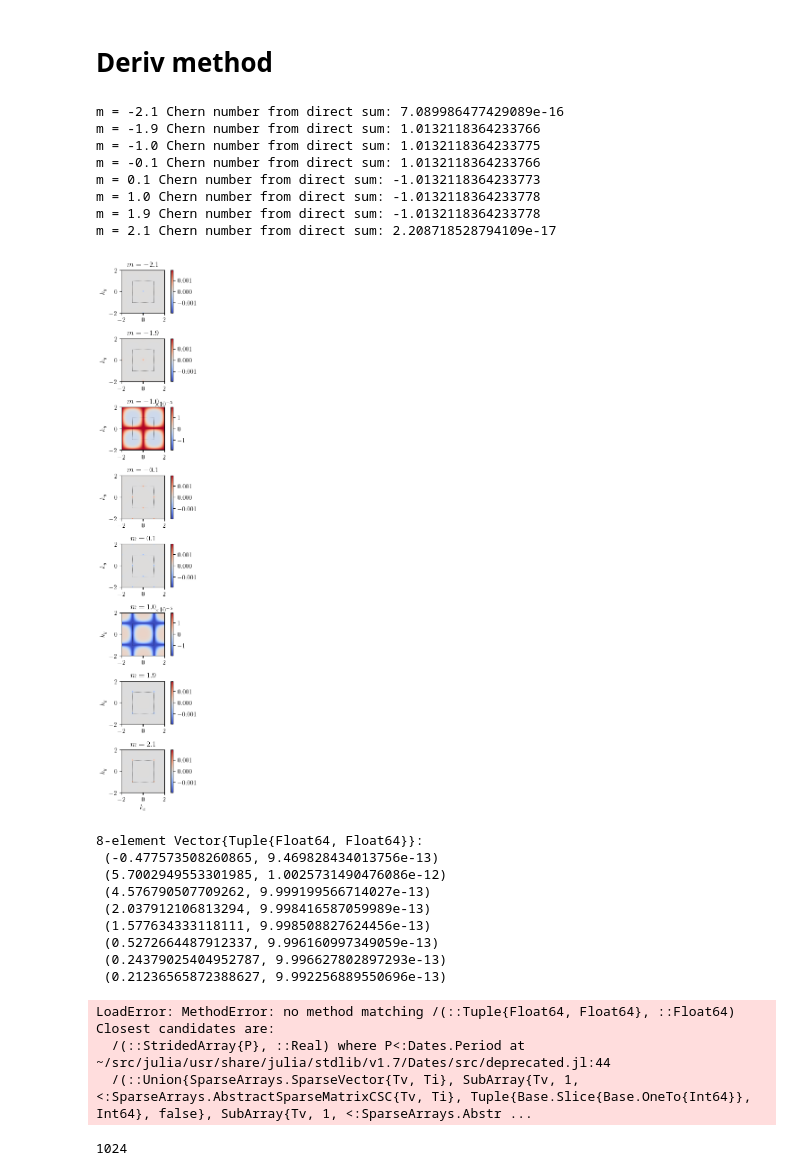
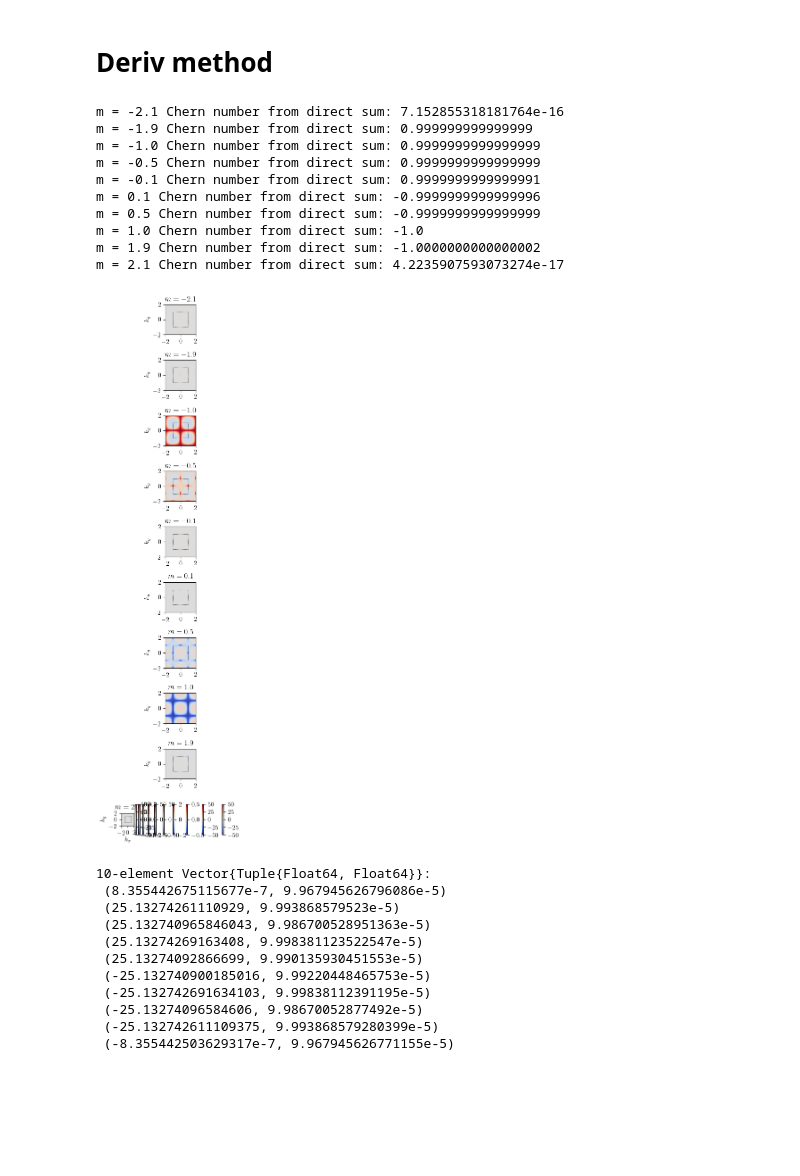
Before and after one commit to tensor4all/QuanticsTCI.jl, a Jupyter notebook: example/chern/chern_2x2.ipynb, the cells around one changed output. Drawn from its saved outputs; the diff is of its cells as text; code cells hidden in the pictures; blank space fills up the shorter version.

Commit message:
fixed deriv berry curvature for 2x2 model

```diff
--- a/example/chern/chern_2x2.ipynb
+++ b/example/chern/chern_2x2.ipynb
@@ -321,7 +305,7 @@ sumqtt(tt) / 2pi, sum(qttdata) / 2pi, sum(A) / 2pi
 
 For different choices of $m$, this model has a Berry curvature with extended structure as well.
 # %%
-mvals = [-2.1, -1.9, -1, -0.1, 0.1, 1, 1.9, 2.1]
+mvals = [-2.1, -1.9, -1, -0.5, -0.1, 0.1, 0.5, 1, 1.9, 2.1]
 berrycurvatures = [
     chern.berrycurvature_dets([H(2 .* [kx, ky], mval, t2) for kx in kvals, ky in kvals], 1)
     for mval in mvals
@@ -371,45 +357,48 @@ function Hd(k::Vector{Float64}, m::Float64, t2::Float64, dir::Int64)
         )
     )
 end
 
 berrycurvatures_deriv = [
     [
-        40 / (length(kvals)^2) *
         chern.berrycurvature_derivatives(
             H(2 .* [kx, ky], mval, t2),
             Hd(2 .* [kx, ky], mval, t2, 1),
             Hd(2 .* [kx, ky], mval, t2, 2),
             1)
         for kx in kvals, ky in kvals
     ] for mval in mvals
 ]
 
+riemannints = [sum(F) * 4^2 * pi^2 / (length(kvals)^2) for F in berrycurvatures_deriv]
+
 extent = [-2, 2, -2, 2]
 
 fig, axs = subplots(nrows=length(mvals), figsize=(246/72, 900/72))
-for (ax, m, F) in zip(axs, mvals, berrycurvatures_deriv)
+for (ax, m, F, riemannint) in zip(axs, mvals, berrycurvatures_deriv, riemannints)
     vmax = maximum(abs.(F))
     ax.imshow(F, cmap="coolwarm", extent=extent, vmin=-vmax, vmax=vmax) |> colorbar
     ax.plot([-1, 1, 1, -1, -1], [-1, -1, 1, 1, -1], color="k", linestyle="dotted", linewidth=0.5)
 
     ax.set_title("\$m = $m\$")
     ax.set_ylabel(L"$k_y$")
 
-    println("m = $m Chern number from direct sum: $(sum(F) / 2pi)")
+    println("m = $m Chern number from direct sum: $(riemannint / 4 / 2pi)")
 end
 
 axs[end].set_xlabel(L"$k_x$")
 tight_layout()
 # %% [output]
-m = -2.1 Chern number from direct sum: 7.089986477429089e-16
-m = -1.9 Chern number from direct sum: 1.0132118364233766
-m = -1.0 Chern number from direct sum: 1.0132118364233775
-m = -0.1 Chern number from direct sum: 1.0132118364233766
-m = 0.1 Chern number from direct sum: -1.0132118364233773
-m = 1.0 Chern number from direct sum: -1.0132118364233778
-m = 1.9 Chern number from direct sum: -1.0132118364233778
-m = 2.1 Chern number from direct sum: 2.208718528794109e-17
+m = -2.1 Chern number from direct sum: 7.152855318181764e-16
+m = -1.9 Chern number from direct sum: 0.999999999999999
+m = -1.0 Chern number from direct sum: 0.9999999999999999
+m = -0.5 Chern number from direct sum: 0.9999999999999999
+m = -0.1 Chern number from direct sum: 0.9999999999999991
+m = 0.1 Chern number from direct sum: -0.9999999999999996
+m = 0.5 Chern number from direct sum: -0.9999999999999999
+m = 1.0 Chern number from direct sum: -1.0
+m = 1.9 Chern number from direct sum: -1.0000000000000002
+m = 2.1 Chern number from direct sum: 4.2235907593073274e-17
-[figure, old version]
+[figure, new version]
 # %%
 ints = [
     hcubature(
@@ -418,29 +407,20 @@ ints = [
             Hd(Vector(k), mval, t2, 1),
             Hd(Vector(k), mval, t2, 2),
             1),
-        [-2, -2], [2, 2],
-        atol=1e-12
+        [-2pi, -2pi], [2pi, 2pi],
+        atol=1e-4
     )
     for mval in mvals
 ]
 # %% [output]
-8-element Vector{Tuple{Float64, Float64}}:
- (-0.477573508260865, 9.469828434013756e-13)
- (5.7002949553301985, 1.0025731490476086e-12)
- (4.576790507709262, 9.999199566714027e-13)
- (2.037912106813294, 9.998416587059989e-13)
- (1.577634333118111, 9.998508827624456e-13)
- (0.5272664487912337, 9.996160997349059e-13)
- (0.24379025404952787, 9.996627802897293e-13)
- (0.21236565872388627, 9.992256889550696e-13)
+10-element Vector{Tuple{Float64, Float64}}:
+ (8.355442675115677e-7, 9.967945626796086e-5)
+ (25.13274261110929, 9.993868579523e-5)
+ (25.132740965846043, 9.986700528951363e-5)
+ (25.13274269163408, 9.998381123522547e-5)
+ (25.13274092866699, 9.990135930451553e-5)
+ (-25.132740900185016, 9.99220448465753e-5)
+ (-25.132742691634103, 9.99838112391195e-5)
+ (-25.13274096584606, 9.98670052877492e-5)
+ (-25.132742611109375, 9.993868579280399e-5)
+ (-8.355442503629317e-7, 9.967945626771155e-5)
-# %%
-ints ./ 2pi
-# %% [output]
-LoadError: MethodError: no method matching /(::Tuple{Float64, Float64}, ::Float64)
-Closest candidates are:
-  /(::StridedArray{P}, ::Real) where P<:Dates.Period at ~/src/julia/usr/share/julia/stdlib/v1.7/Dates/src/deprecated.jl:44
-  /(::Union{SparseArrays.SparseVector{Tv, Ti}, SubArray{Tv, 1, <:SparseArrays.AbstractSparseMatrixCSC{Tv, Ti}, Tuple{Base.Slice{Base.OneTo{Int64}}, Int64}, false}, SubArray{Tv, 1, <:SparseArrays.Abstr ...
-# %%
-length(kvals)
-# %% [output]
-1024
```
Also changed, not shown: parts of 13 cells of this notebook, 1 other file.
